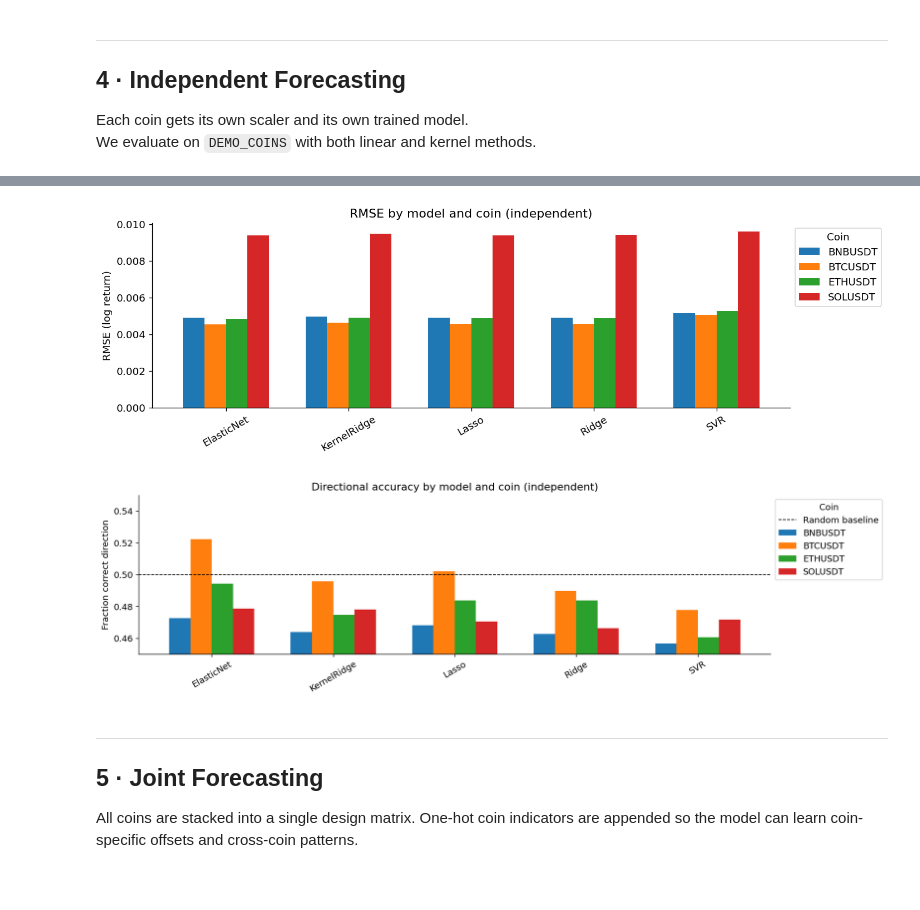
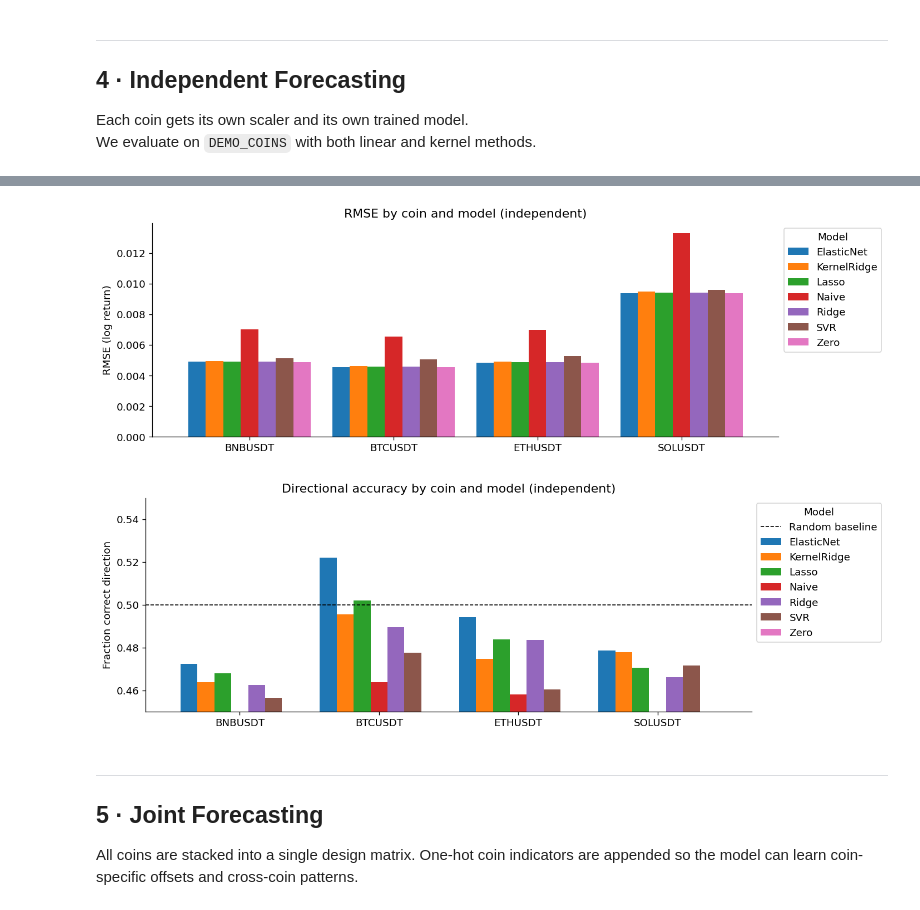
Before and after one commit to Allliance/price-modeling, a Jupyter notebook: notebook.ipynb, the cells around one changed output, grey strips where cells are left out. Drawn from its saved outputs; the diff is of its cells as text; code cells hidden in the pictures; blank space fills up the shorter version.

Commit message:
Add R2-Score and Naive Baselines

```diff
--- a/notebook.ipynb
+++ b/notebook.ipynb
@@ -190,18 +191,32 @@ Each coin gets its own scaler and its own trained model.
 We evaluate on `DEMO_COINS` with both linear and kernel methods.
 # %%
 def train_eval_coin(symbol, model, train_df, test_df):
-    """Fit *model* on train rows for *symbol*, evaluate on test rows."""
+    """Fit *model* on train rows for *symbol*, evaluate on test rows.
+
+    Baseline models (Zero, Naive) bypass the StandardScaler so the persistence
+    baseline can read the raw `log_return_lag1` value directly.
+    """
     tr = train_df[train_df['symbol'] == symbol]
     te = test_df[test_df['symbol'] == symbol]
     X_tr, y_tr = features.make_Xy(tr)
     X_te, y_te = features.make_Xy(te)
-    scaler = features.fit_scaler(X_tr)
-    model.fit(scaler.transform(X_tr), y_tr)
-    y_pred = model.predict(scaler.transform(X_te))
+    if isinstance(model, (ZeroBaseline, NaiveBaseline)):
+        model.fit(X_tr, y_tr)
+        y_pred = model.predict(X_te)
+    else:
+        scaler = features.fit_scaler(X_tr)
+        model.fit(scaler.transform(X_tr), y_tr)
+        y_pred = model.predict(scaler.transform(X_te))
     return y_te, y_pred, te['date'].values
 
 
+# Index of `log_return_lag1` so the persistence baseline knows which column to read
+_feat_cols   = features.get_feature_cols(df_feat, joint=False)
+_lag1_idx    = _feat_cols.index('log_return_lag1')
+
 indep_models = [
+    ZeroBaseline(),
+    NaiveBaseline(lag_col_idx=_lag1_idx),
     RidgeModel(alpha=1.0),
     LassoModel(alpha=1e-5),
     ElasticNetModel(alpha=1e-4, l1_ratio=0.5),
@@ -220,6 +235,6 @@ for coin in DEMO_COINS:
         indep_results.append(m)
         print(evaluate.format_metrics({k: v for k, v in m.items() if k not in ('Symbol','Model')}))
 
-indep_df = pd.DataFrame(indep_results)[['Symbol','Model','MAE','RMSE','MAPE','DirAcc']]
+indep_df = pd.DataFrame(indep_results)[['Symbol','Model','MAE','RMSE','MAPE','DirAcc','R2']]
 print('\nDone.')
 # %% [output]
@@ -266,35 +281,35 @@ indep_df.sort_values(['Symbol', 'RMSE']).style \
 # %%
-# Bar chart: RMSE per model per coin
-pivot = indep_df.pivot(index='Model', columns='Symbol', values='RMSE')
+# Bar chart: RMSE per coin, comparing methods (one group per coin, bars = methods)
+pivot = indep_df.pivot(index='Symbol', columns='Model', values='RMSE')
 
 fig, ax = plt.subplots(figsize=(12, 4))
-pivot.plot(kind='bar', ax=ax, width=0.7)
-ax.set_title('RMSE by model and coin (independent)')
+pivot.plot(kind='bar', ax=ax, width=0.85)
+ax.set_title('RMSE by coin and model (independent)')
 ax.set_ylabel('RMSE (log return)')
 ax.set_xlabel('')
-ax.tick_params(axis='x', rotation=30)
-ax.legend(title='Coin', bbox_to_anchor=(1, 1))
+ax.tick_params(axis='x', rotation=0)
+ax.legend(title='Model', bbox_to_anchor=(1, 1))
 plt.tight_layout()
 plt.show()
 # %% [output]
-[figure, old version]
+[figure, new version]
 # %%
-# Bar chart: Directional Accuracy
-pivot_dir = indep_df.pivot(index='Model', columns='Symbol', values='DirAcc')
+# Bar chart: Directional Accuracy per coin, comparing methods
+pivot_dir = indep_df.pivot(index='Symbol', columns='Model', values='DirAcc')
 
 fig, ax = plt.subplots(figsize=(12, 4))
-pivot_dir.plot(kind='bar', ax=ax, width=0.7)
+pivot_dir.plot(kind='bar', ax=ax, width=0.85)
 ax.axhline(0.5, color='black', linestyle='--', linewidth=1, label='Random baseline')
-ax.set_title('Directional accuracy by model and coin (independent)')
+ax.set_title('Directional accuracy by coin and model (independent)')
 ax.set_ylabel('Fraction correct direction')
 ax.set_xlabel('')
 ax.set_ylim(0.45, 0.55)
-ax.tick_params(axis='x', rotation=30)
-ax.legend(title='Coin', bbox_to_anchor=(1, 1))
+ax.tick_params(axis='x', rotation=0)
+ax.legend(title='Model', bbox_to_anchor=(1, 1))
 plt.tight_layout()
 plt.show()
 # %% [output]
-[figure, old version]
+[figure, new version]
 # %% [markdown]
 ---
 ## 5 · Joint Forecasting
```
Also changed, not shown: parts of 9 cells of this notebook, 2 other files.
